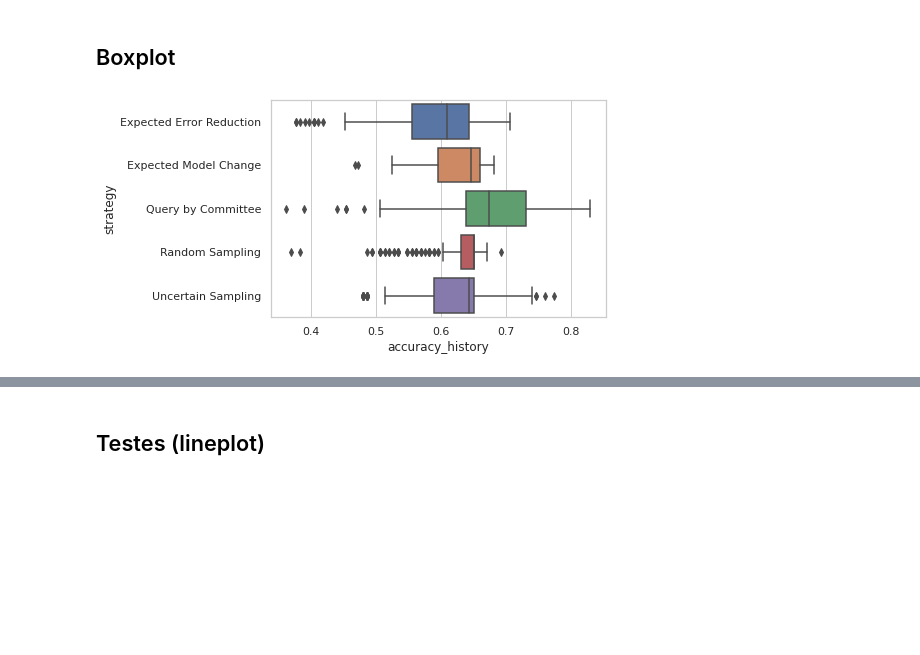
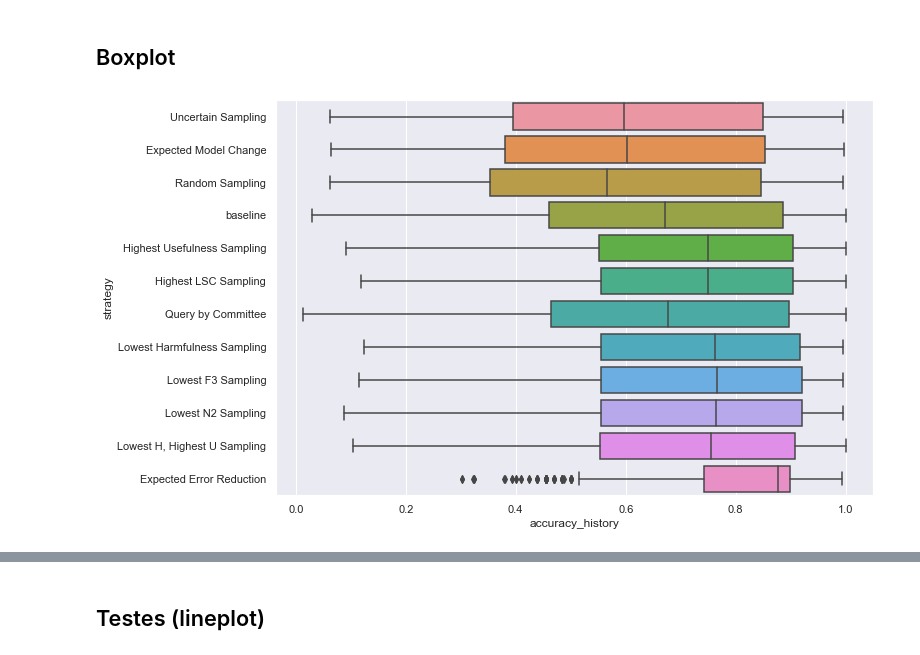
Before and after one commit to ahmoura/active_learning, a Jupyter notebook: ALIH/visualization/Viz output.ipynb, the cells around one changed output, grey strips where cells are left out. Saved outputs shown, nothing was run; the diff lists cells and outputs as text; code cells hidden in the pictures; blank space fills up the shorter version.

Commit message:
:sparkles: feat: feitas novas formas de visualização
Adicionado boxplot, tabelas e heatmap

```diff
--- a/ALIH/visualization/Viz output.ipynb
+++ b/ALIH/visualization/Viz output.ipynb
@@ -16,20 +16,18 @@ output_dir = list(os.listdir('../output'))
 # %%
 df_template = pd.read_csv(StringIO("""package,time_elapsed,classifier,sample_size,strategy,dataset,accuracy_history,f1_history,id_bag"""))
 # %%
-df = df_template[:]
+df_all = df_template[:]
 for file in output_dir:
-    df = pd.concat([df,pd.read_csv('../output/' + file)])
+    df_all = pd.concat([df_all,pd.read_csv('../output/' + file)])
 # %%
 datasets = list(os.listdir('../datasets'))
 # %%
 for ds in datasets:
     output_dataset = list(filter(lambda x: fnmatch.fnmatch(x, '*' + ds + '*'), output_dir))
 
-df1 = df_template[:]
+df_all = df_template[:]
 
 for file in output_dataset:
-    df1 = pd.concat([df1,pd.read_csv('../output/' + file)])
+    df_all = pd.concat([df_all,pd.read_csv('../output/' + file)])
 # %%
-df2 = df1[df1.package == 'modAL']
-df2['cost'] = df2.index
-df2.groupby(['dataset','package','strategy', 'classifier', 'cost']).mean().head(15)
+df_all['cost'] = df_all.index
@@ -138,7 +135,7 @@ ax = sns.boxplot(data=df_last_result, x="f1_history", y="Strategy", orient="h"
 # %% [markdown]
 ## Boxplot
 # %%
-ax = sns.boxplot(data=df2, x="accuracy_history", y="strategy", orient="h")
+ax = sns.boxplot(data=df_all, x="accuracy_history", y="strategy", orient="h")
 # %% [output]
-[figure, old version]
+[figure, new version]
 # %%
```
Also changed, not shown: parts of 14 cells of this notebook.
